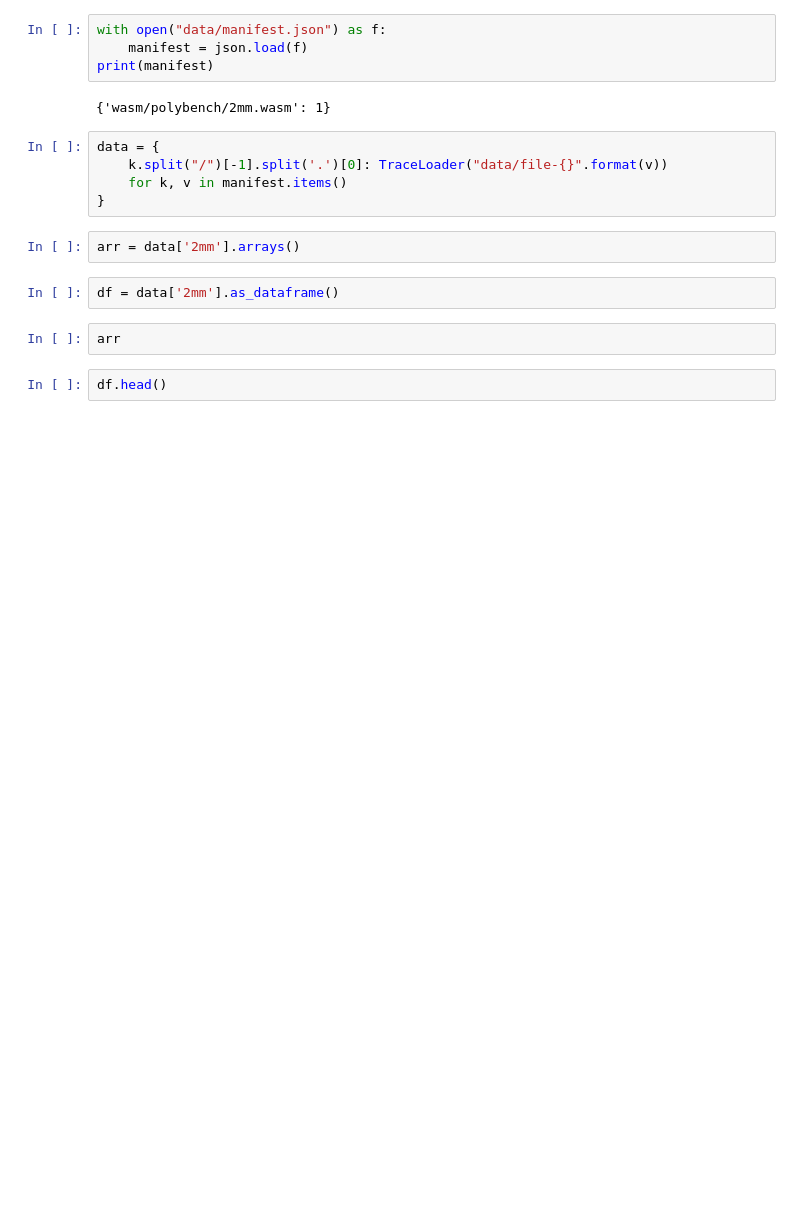
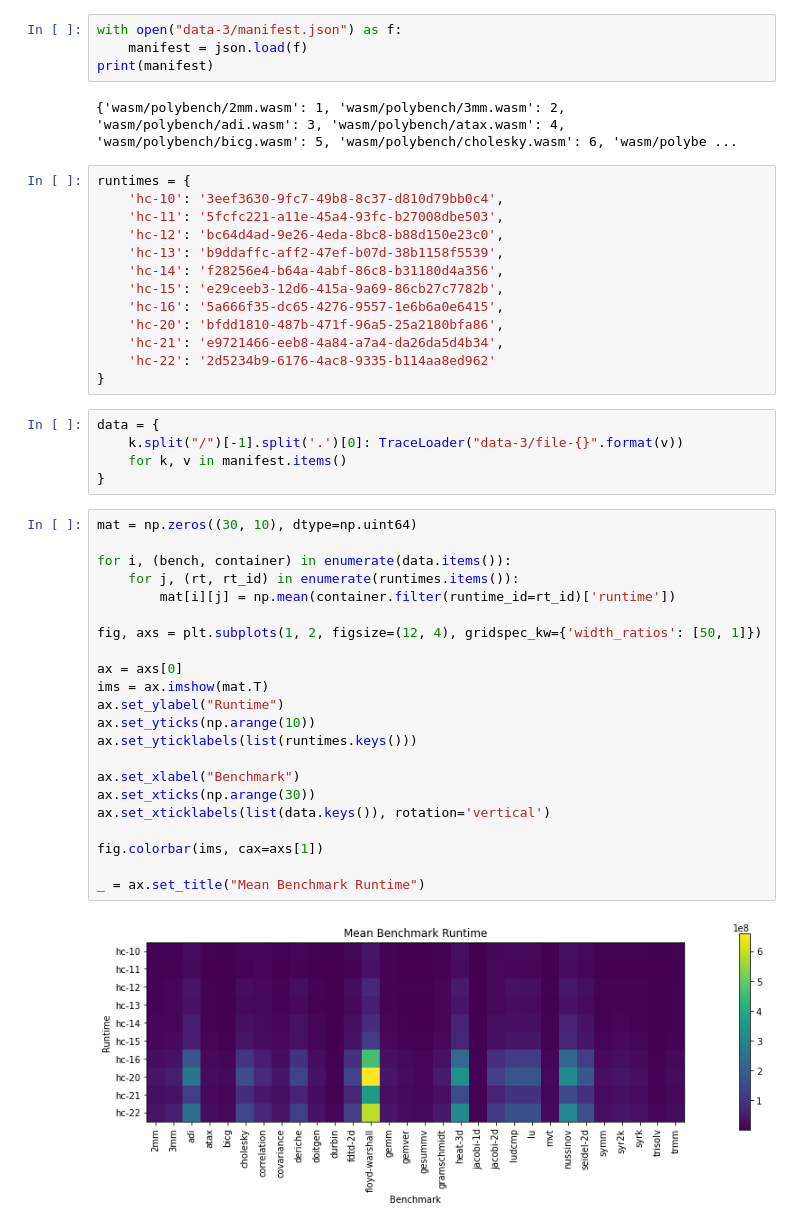
Before and after one commit to SilverLineFramework/orchestrator, a Jupyter notebook: arts-main/inspect.ipynb, the cells around one changed output. Drawn from its saved outputs; the diff is of its cells as text; blank space fills up the shorter version.

Commit message:
fix: added debug option to settings, runtime manifest keeps deleted runtimes, and filled out inspect.ipynb

```diff
--- a/arts-main/inspect.ipynb
+++ b/arts-main/inspect.ipynb
@@ -5,21 +6,50 @@ import json
 
 from data_load import TraceLoader
 # %%
-with open("data/manifest.json") as f:
+with open("data-3/manifest.json") as f:
     manifest = json.load(f)
 print(manifest)
 # %% [output]
-{'wasm/polybench/2mm.wasm': 1}
+{'wasm/polybench/2mm.wasm': 1, 'wasm/polybench/3mm.wasm': 2, 'wasm/polybench/adi.wasm': 3, 'wasm/polybench/atax.wasm': 4, 'wasm/polybench/bicg.wasm': 5, 'wasm/polybench/cholesky.wasm': 6, 'wasm/polybe ...
+# %%
+runtimes = {
+    'hc-10': '3eef3630-9fc7-49b8-8c37-d810d79bb0c4',
+    'hc-11': '5fcfc221-a11e-45a4-93fc-b27008dbe503',
+    'hc-12': 'bc64d4ad-9e26-4eda-8bc8-b88d150e23c0',
+    'hc-13': 'b9ddaffc-aff2-47ef-b07d-38b1158f5539',
+    'hc-14': 'f28256e4-b64a-4abf-86c8-b31180d4a356',
+    'hc-15': 'e29ceeb3-12d6-415a-9a69-86cb27c7782b',
+    'hc-16': '5a666f35-dc65-4276-9557-1e6b6a0e6415',
+    'hc-20': 'bfdd1810-487b-471f-96a5-25a2180bfa86',
+    'hc-21': 'e9721466-eeb8-4a84-a7a4-da26da5d4b34',
+    'hc-22': '2d5234b9-6176-4ac8-9335-b114aa8ed962'
+}
 # %%
 data = {
-    k.split("/")[-1].split('.')[0]: TraceLoader("data/file-{}".format(v))
+    k.split("/")[-1].split('.')[0]: TraceLoader("data-3/file-{}".format(v))
     for k, v in manifest.items()
 }
-# %%
-arr = data['2mm'].arrays()
-# %%
-df = data['2mm'].as_dataframe()
-# %%
-arr
-# %%
-df.head()
+# %%
+mat = np.zeros((30, 10), dtype=np.uint64)
+
+for i, (bench, container) in enumerate(data.items()):
+    for j, (rt, rt_id) in enumerate(runtimes.items()):
+        mat[i][j] = np.mean(container.filter(runtime_id=rt_id)['runtime'])
+
+fig, axs = plt.subplots(1, 2, figsize=(12, 4), gridspec_kw={'width_ratios': [50, 1]})
+
+ax = axs[0]
+ims = ax.imshow(mat.T)
+ax.set_ylabel("Runtime")
+ax.set_yticks(np.arange(10))
+ax.set_yticklabels(list(runtimes.keys()))
+
+ax.set_xlabel("Benchmark")
+ax.set_xticks(np.arange(30))
+ax.set_xticklabels(list(data.keys()), rotation='vertical')
+
+fig.colorbar(ims, cax=axs[1])
+
+_ = ax.set_title("Mean Benchmark Runtime")
+# %% [output]
+[figure, added]
```
Also changed, not shown: parts of 6 cells of this notebook, 4 other files.
